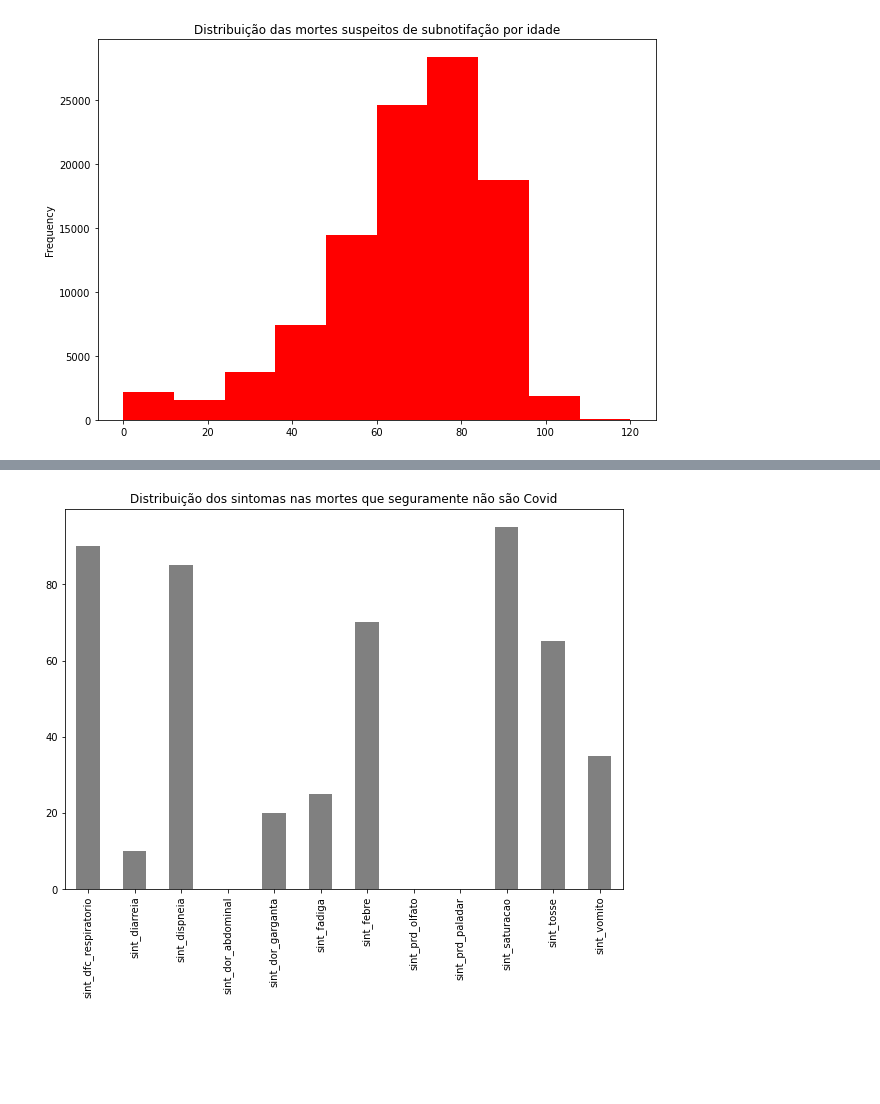
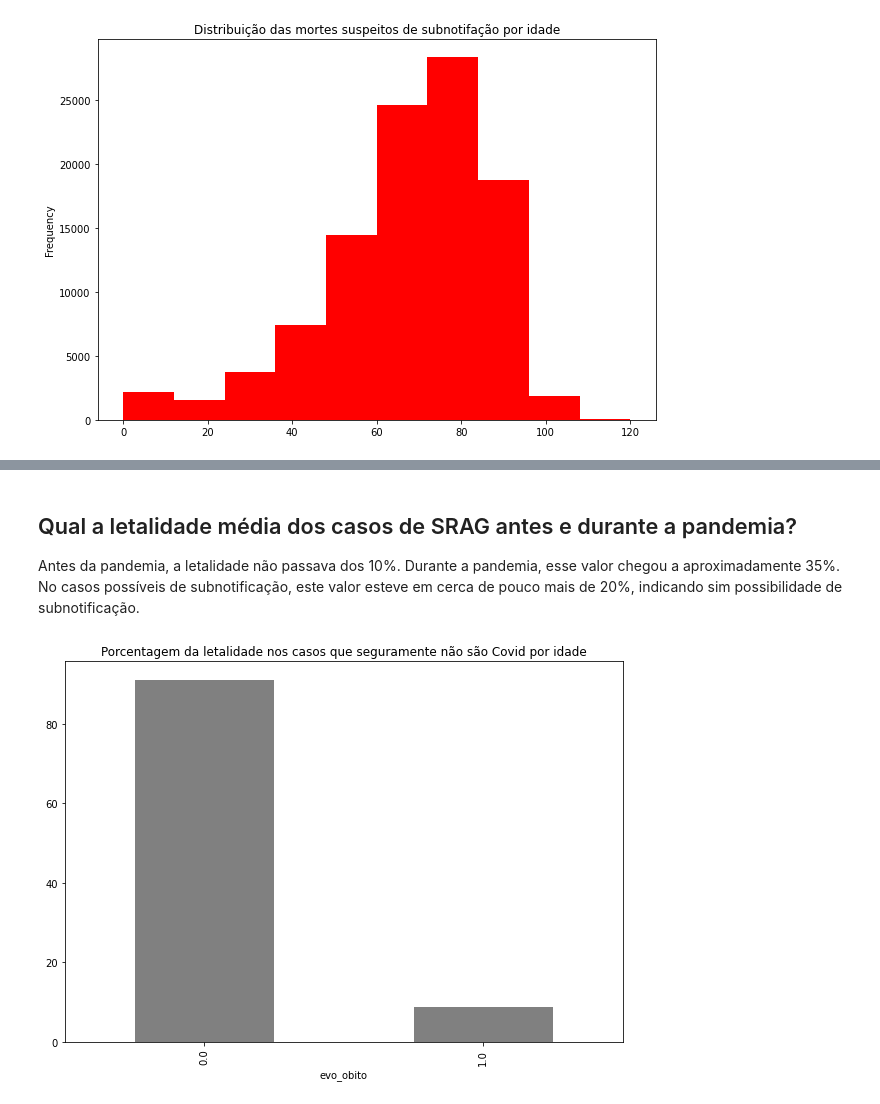
Before and after one commit to mateuspinto/subnotificacoes-covid, a Jupyter notebook: src/visualization.ipynb, the cells around one changed output, grey strips where cells are left out. Saved outputs shown, nothing was run; the diff lists cells and outputs as text; code cells hidden in the pictures; blank space fills up the shorter version.

```diff
--- a/src/visualization.ipynb
+++ b/src/visualization.ipynb
@@ -9,14 +31,15 @@ mpl.rc('figure', figsize=(10, 7))
 # %%
 PANDEMIC_DAY_ZERO = '2020-02-06'
 
+# Baixar e descompactar o arquivo https://drive.google.com/file/d/1knTUgLZHLQcBF9CmCdHWk-WP94AXh2_J/view?usp=sharing
 all_cases = pd.read_parquet(PROCESSED_DATA_DIR / 'casos.parquet')
 true_covid_cases = all_cases[all_cases.dg_covid == 1]
-non_covid_cases = all_cases[(all_cases.dg_covid == 0) & (all_cases.vac_covid == 0) & (all_cases.cad_dt_notificacao < PANDEMIC_DAY_ZERO)]
+non_covid_cases = all_cases[(all_cases.cad_dt_notificacao < PANDEMIC_DAY_ZERO)]
 unknow_cases = all_cases[(all_cases.dg_covid == 0) & (all_cases.vac_covid == 0) & (all_cases.cad_dt_notificacao >= PANDEMIC_DAY_ZERO)]
 
 all_deaths = all_cases[all_cases.evo_obito==1]
 true_covid_deaths = all_deaths[all_deaths.dg_covid == 1]
-non_covid_deaths = all_deaths[(all_deaths.dg_covid == 0) & (all_deaths.vac_covid == 0) & (all_deaths.cad_dt_notificacao < PANDEMIC_DAY_ZERO)]
+non_covid_deaths = all_deaths[(all_deaths.cad_dt_notificacao < PANDEMIC_DAY_ZERO)]
 unknow_deaths = all_deaths[(all_deaths.dg_covid == 0) & (all_deaths.vac_covid == 0) & (all_deaths.cad_dt_notificacao >= PANDEMIC_DAY_ZERO)]
 
 RISK_FACTORS = [column for column in all_cases.columns.to_list() if ('fr_' in column)]
@@ -164,14 +284,18 @@ plt.show()
+# %% [markdown]
+## Qual a letalidade média dos casos de SRAG antes e durante a pandemia?
+
+Antes da pandemia, a letalidade não passava dos 10%. Durante a pandemia, esse valor chegou a aproximadamente 35%. No casos possíveis de subnotificação, este valor esteve em cerca de pouco mais de 20%, indicando sim possibilidade de subnotificação.
 # %%
-plt.title('Distribuição dos sintomas nas mortes que seguramente não são Covid')
-non_covid_deaths[SYMPTOMS].dropna(subset=SYMPTOMS).mean().multiply(100).plot(kind='bar', color='grey')
+plt.title("Porcentagem da letalidade nos casos que seguramente não são Covid por idade")
+non_covid_cases.groupby('evo_obito').size().divide(len(non_covid_cases.dropna(subset=['evo_obito']))).multiply(100).plot(kind='bar', color='grey')
 plt.show()
 
-plt.title('Distribuição dos sintomas nas mortes diagnósticados por Covid')
-true_covid_deaths[SYMPTOMS].dropna(subset=SYMPTOMS).mean().multiply(100).plot(kind='bar', color='cyan')
+plt.title("Porcentagem da letalidade nos casos diagnosticados por Covid por idade")
+true_covid_cases.groupby('evo_obito').size().divide(len(true_covid_cases.dropna(subset=['evo_obito']))).multiply(100).plot(kind='bar', color='cyan')
 plt.show()
 
-plt.title('Distribuição dos sintomas nas mortes supeitas de subnotificação')
-unknow_deaths[SYMPTOMS].dropna(subset=SYMPTOMS).mean().multiply(100).plot(kind='bar', color='red')
+plt.title("Porcentagem da letalidade nos casos suspeitos de subnotifação por idade")
+unknow_cases.groupby('evo_obito').size().divide(len(unknow_cases.dropna(subset=['evo_obito']))).multiply(100).plot(kind='bar', color='red')
 plt.show()
 # %% [output]
-[figure, old version]
+[figure, new version]
```
Also changed, not shown: parts of 24 cells of this notebook, 3 other files.
